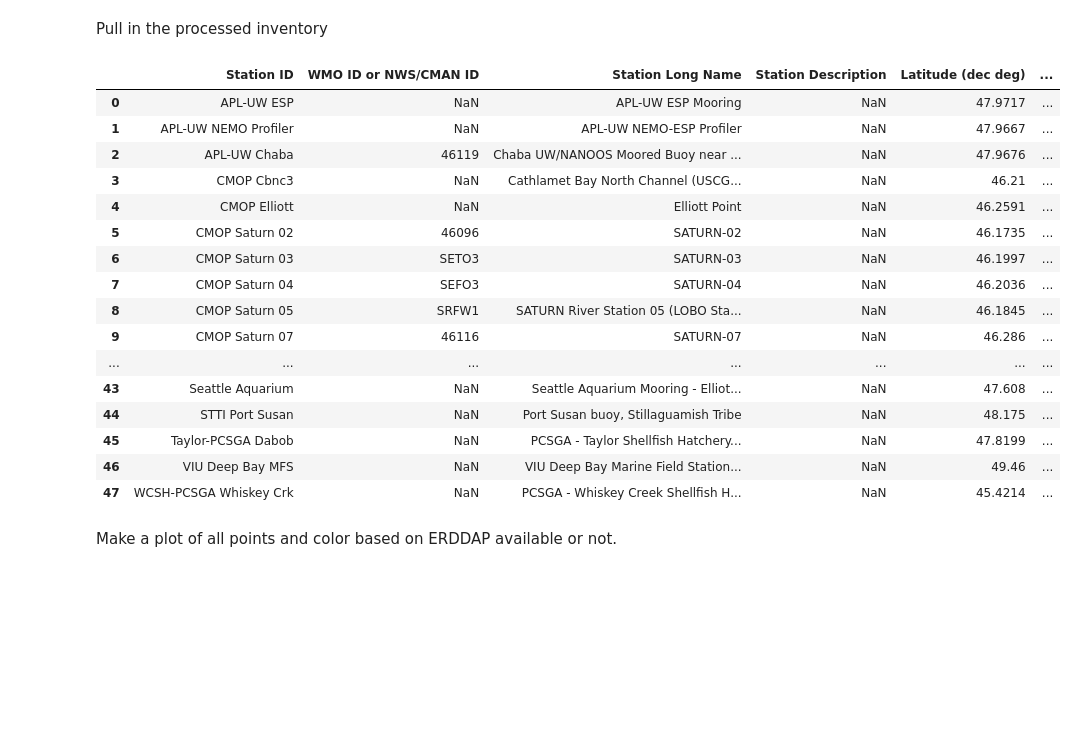
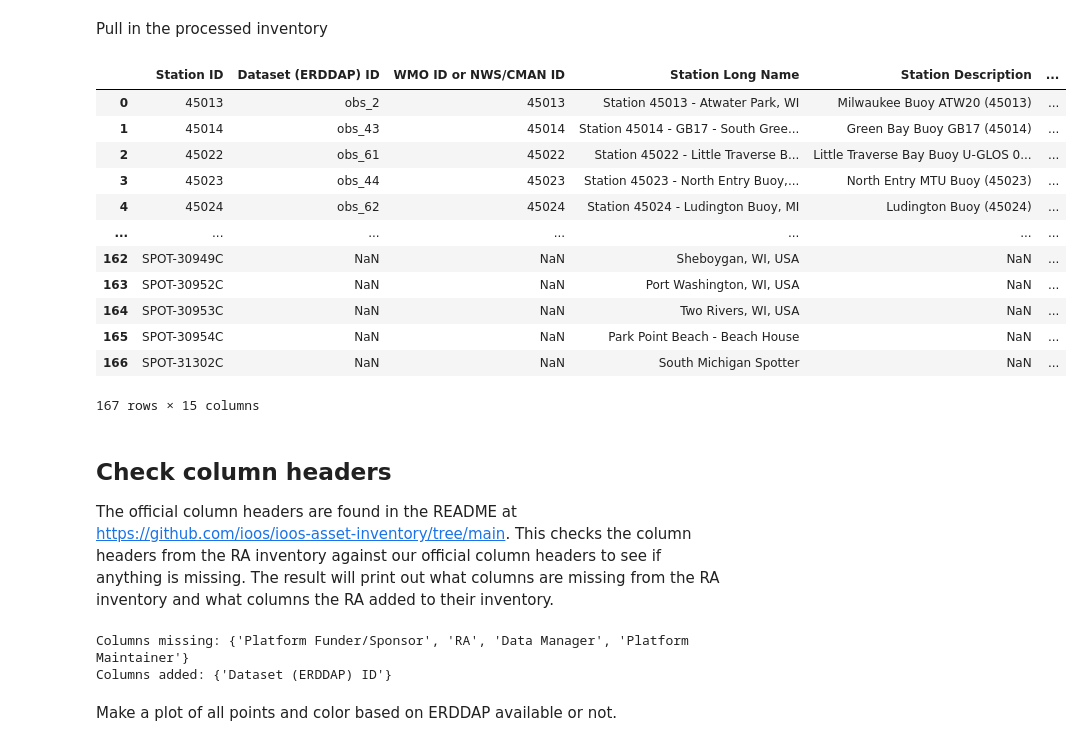
Before and after one commit to ioos/ioos-asset-inventory, a Jupyter notebook: spot_check_stations.ipynb, the cells around one changed output. Cells and saved outputs as stored; diff of their text form; code cells hidden in the pictures; blank space fills up the shorter version.

Commit message:
updating spot check to check column names

```diff
--- a/spot_check_stations.ipynb
+++ b/spot_check_stations.ipynb
@@ -9,57 +9,79 @@ import re
 # %% [markdown]
 Pull in the processed inventory
 # %%
-ra = "NANOOS"
+ra = "GLOS"
 
 #
 # df_cruise = df[df['Station Description'] == 'Chesapeake Bay WQ Cruise Data ']
 #
 #df_aws = df[df['Station ID'] == 'Humboldt']
 # #url = 'http://tds.glos.us/thredds/dodsC/buoy_agg_standard/OMOECC_E1/OMOECC_E1.ncml'
 # #url = 'http://tds.glos.us/thredds/dodsC/buoy_agg_standard/45186/45186.ncml'
 # #url = 'http://tds.glos.us/thredds/dodsC/buoy_agg_standard/bgsusd2/bgsusd2.ncml'
 # url = 'http://oos.soest.hawaii.edu/thredds/dodsC/hioos/nss/ns12agg'
 # print(url)
 # ds = xr.open_dataset(url)
 # #ds = netCDF4.Dataset(url,'r')
 # title = ds.title
 # start_time = np.datetime_as_string(ds.time.min().values, unit='D')
 # end_time = np.datetime_as_string(ds.time.max().values, unit='D')
 # print('Duration: %s - %s' % (np.datetime_as_string(ds.time.min().values, unit='D'),
 #                              np.datetime_as_string(ds.time.max().values, unit='D'))
 #       )
 
 # Try glos web server
 # url = 'https://glbuoys.glos.us/tools/export?ftype=csv&data_type=buoy&units=eng&locs=OMOECC_E1&params=Water_Temperature_at_Surface|dissolved_oxygen_saturation|water_conductivity|ysi_turbidity&tperiod=custom&date_start=2020-01-01&date_end=2020-12-31&avg_ivld=none'
 # df = erddapy.ERDDAP.to_pandas(url)
 
 ## using ERDDAP to look for stations
 # check out http://data.glos.us/erddap/tabledap/allDatasets.htmlTable?datasetID%2Ctitle%2CminTime%2CmaxTime&maxTime%3E=2020-01-01&maxTime%3C=2020-12-31&orderBy(%22maxTime%22)
 # that lists out all the GLOS stations with the maximum time of observations within the year 2020 (on their ERDDAP).
 
 
 ra_clean = re.sub(r'[0-9]', '', ra) # remove number from RA
 
 df = pd.read_excel('2023/data/processed/%s.xlsx' % ra_clean.upper(), dtype=str)
 df
 # %% [output]
-|  | Station ID | WMO ID or NWS/CMAN ID | Station Long Name | Station Description | Latitude (dec deg) | ... |
-| 0 | APL-UW ESP | NaN | APL-UW ESP Mooring | NaN | 47.9717 | ... |
-| 1 | APL-UW NEMO Profiler | NaN | APL-UW NEMO-ESP Profiler | NaN | 47.9667 | ... |
-| 2 | APL-UW Chaba | 46119 | Chaba UW/NANOOS Moored Buoy near ... | NaN | 47.9676 | ... |
-| 3 | CMOP Cbnc3 | NaN | Cathlamet Bay North Channel (USCG... | NaN | 46.21 | ... |
-| 4 | CMOP Elliott | NaN | Elliott Point | NaN | 46.2591 | ... |
-| 5 | CMOP Saturn 02 | 46096 | SATURN-02 | NaN | 46.1735 | ... |
-| 6 | CMOP Saturn 03 | SETO3 | SATURN-03 | NaN | 46.1997 | ... |
-| 7 | CMOP Saturn 04 | SEFO3 | SATURN-04 | NaN | 46.2036 | ... |
-| 8 | CMOP Saturn 05 | SRFW1 | SATURN River Station 05 (LOBO Sta... | NaN | 46.1845 | ... |
-| 9 | CMOP Saturn 07 | 46116 | SATURN-07 | NaN | 46.286 | ... |
+|  | Station ID | Dataset (ERDDAP) ID | WMO ID or NWS/CMAN ID | Station Long Name | Station Description | ... |
+| 0 | 45013 | obs_2 | 45013 | Station 45013 - Atwater Park, WI | Milwaukee Buoy ATW20 (45013) | ... |
+| 1 | 45014 | obs_43 | 45014 | Station 45014 - GB17 - South Gree... | Green Bay Buoy GB17 (45014) | ... |
+| 2 | 45022 | obs_61 | 45022 | Station 45022 - Little Traverse B... | Little Traverse Bay Buoy U-GLOS 0... | ... |
+| 3 | 45023 | obs_44 | 45023 | Station 45023 - North Entry Buoy,... | North Entry MTU Buoy (45023) | ... |
+| 4 | 45024 | obs_62 | 45024 | Station 45024 - Ludington Buoy, MI | Ludington Buoy (45024) | ... |
 | ... | ... | ... | ... | ... | ... | ... |
-| 43 | Seattle Aquarium | NaN | Seattle Aquarium Mooring - Elliot... | NaN | 47.608 | ... |
-| 44 | STTI Port Susan | NaN | Port Susan buoy, Stillaguamish Tribe | NaN | 48.175 | ... |
-| 45 | Taylor-PCSGA Dabob | NaN | PCSGA - Taylor Shellfish Hatchery... | NaN | 47.8199 | ... |
-| 46 | VIU Deep Bay MFS | NaN | VIU Deep Bay Marine Field Station... | NaN | 49.46 | ... |
-| 47 | WCSH-PCSGA Whiskey Crk | NaN | PCSGA - Whiskey Creek Shellfish H... | NaN | 45.4214 | ... |
+| 162 | SPOT-30949C | NaN | NaN | Sheboygan, WI, USA | NaN | ... |
+| 163 | SPOT-30952C | NaN | NaN | Port Washington, WI, USA | NaN | ... |
+| 164 | SPOT-30953C | NaN | NaN | Two Rivers, WI, USA | NaN | ... |
+| 165 | SPOT-30954C | NaN | NaN | Park Point Beach - Beach House | NaN | ... |
+| 166 | SPOT-31302C | NaN | NaN | South Michigan Spotter | NaN | ... |
+167 rows × 15 columns
+# %% [markdown]
+## Check column headers
+
+The official column headers are found in the README at https://github.com/ioos/ioos-asset-inventory/tree/main. This checks the column headers from the RA inventory against our official column headers to see if anything is missing. The result will print out what columns are missing from the RA inventory and what columns the RA added to their inventory.
+# %%
+url = 'https://github.com/ioos/ioos-asset-inventory/tree/main'
+
+import pandas as pd
+
+df_fields = pd.read_html(url)#
+
+control_fields = df_fields[2]['Field'].tolist()
+
+
+def diff(a, b):
+  if len(set(a) - set(b)) > 0:
+    print(f"Columns missing: {set(a) - set(b)}")
+  if len(set(b) - set(a)) > 0:
+    print(f"Columns added: {set(b) - set(a)}")
+  if set(a) == set(b):
+    print(f"They are the same")
+
+diff(control_fields, df.columns.tolist())
+# %% [output]
+Columns missing: {'Platform Funder/Sponsor', 'RA', 'Data Manager', 'Platform Maintainer'}
+Columns added: {'Dataset (ERDDAP) ID'}
 # %% [markdown]
 Make a plot of all points and color based on ERDDAP available or not.
 # %%
```
Also changed, not shown: 1 other file.
